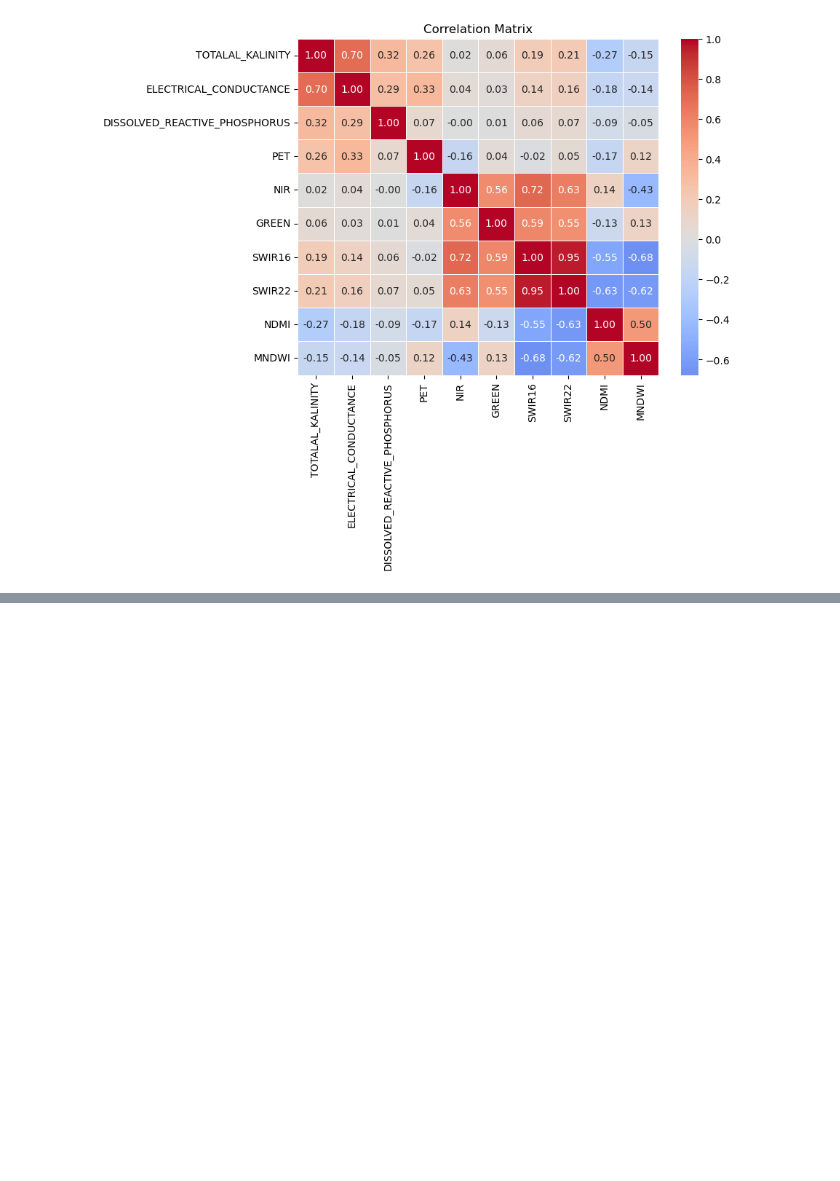
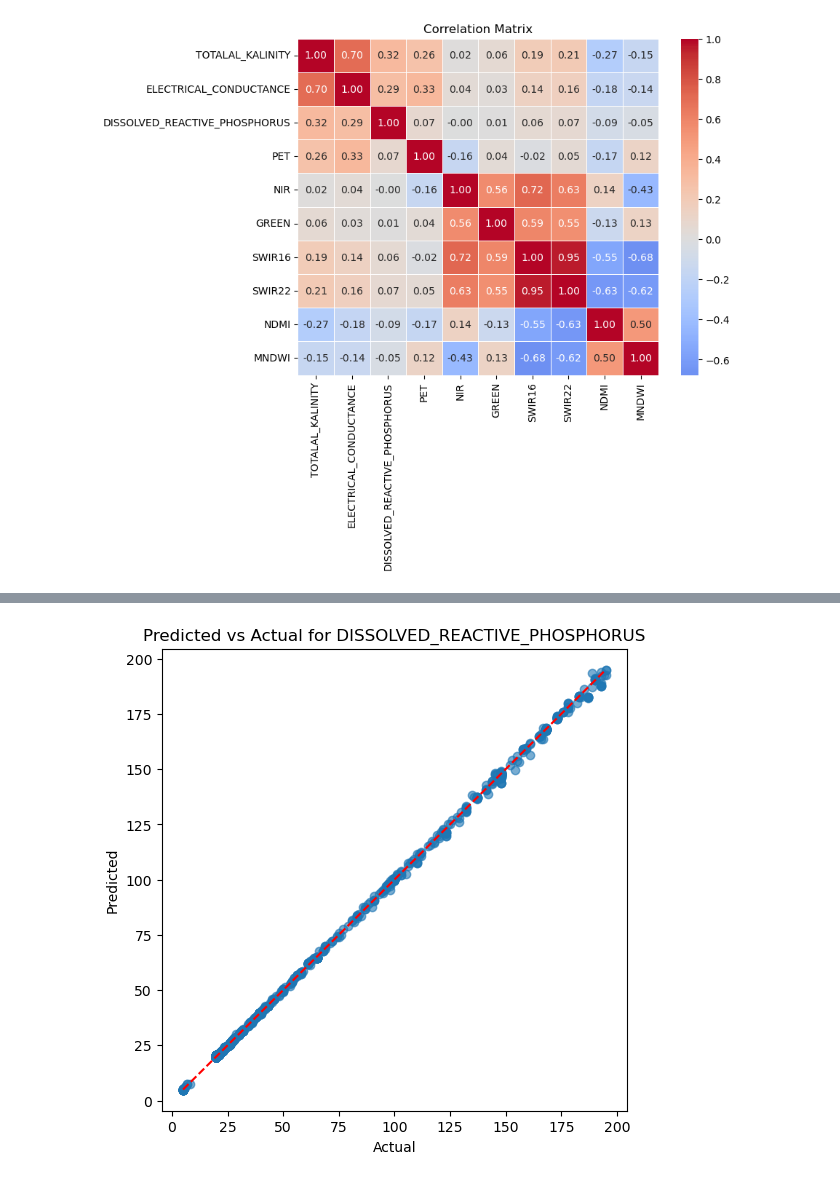
Before and after one commit to h2woobin/AI-Water-Project-, a Jupyter notebook: model/lightgbm_model.ipynb, the cells around one changed output, grey strips where cells are left out. Cells and saved outputs as stored; diff of their text form; code cells hidden in the pictures; blank space fills up the shorter version.

```diff
--- a/model/lightgbm_model.ipynb
+++ b/model/lightgbm_model.ipynb
@@ -146,0 +216,11 @@ TypeError: LGBMRegressor.fit() got an unexpected keyword argument 'early_stoppin
+# %%
+print("\n=== Average RMSE for each target ===")
+for target, rmse in avg_rmse_dict.items():
+    original_target = original_target_map[target]
+    mean_val = df[original_target].mean()
+    ratio = rmse / mean_val
+
+    print(f"{original_target}")
+    print(f"  RMSE: {rmse:.4f}")
+    print(f"  Mean: {mean_val:.4f}")
+    print(f"  RMSE/Mean: {ratio:.2%}\n")
@@ -146,0 +260,19 @@ TypeError: LGBMRegressor.fit() got an unexpected keyword argument 'early_stoppin
+# %%
+y_pred_log = last_model.predict(last_X_val)
+
+if target == "DRP_log":
+    y_pred = np.expm1(y_pred_log)
+    y_true = np.expm1(last_y_val)
+else:
+    y_pred = np.expm1(y_pred_log)
+    y_true = np.expm1(last_y_val)
+
+plt.figure(figsize=(6,6))
+plt.scatter(y_true, y_pred, alpha=0.6)
+plt.plot([y_true.min(), y_true.max()], [y_true.min(), y_true.max()], 'r--')
+plt.xlabel("Actual")
+plt.ylabel("Predicted")
+plt.title(f"Predicted vs Actual for {original_target_map[target]}")
+plt.show()
+# %% [output]
+[figure, added]
```
Also changed, not shown: parts of 13 cells of this notebook.
